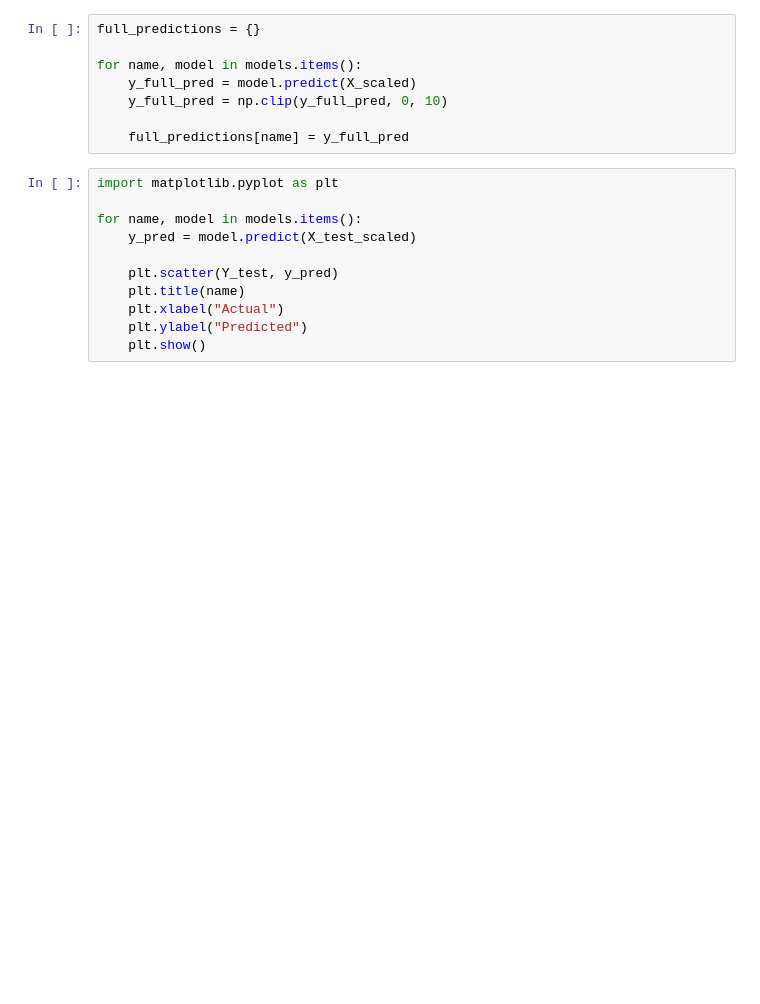
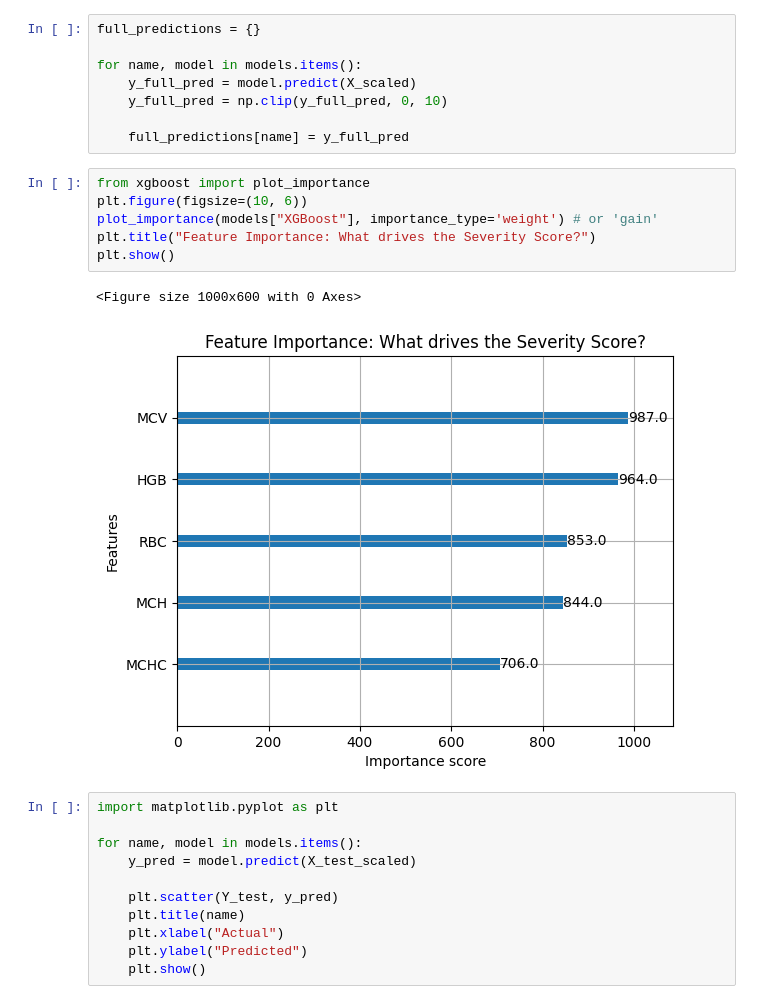
Before and after one commit to aranjali1/anemia-severity-prediction, a Jupyter notebook: microcytic_severity.ipynb, the cells around one changed output. Cells and saved outputs as stored; diff of their text form; blank space fills up the shorter version.

```diff
--- a/microcytic_severity.ipynb
+++ b/microcytic_severity.ipynb
@@ -661,6 +560,15 @@ for name, model in models.items():
     y_full_pred = np.clip(y_full_pred, 0, 10)
 
     full_predictions[name] = y_full_pred
+# %%
+from xgboost import plot_importance
+plt.figure(figsize=(10, 6))
+plot_importance(models["XGBoost"], importance_type='weight') # or 'gain'
+plt.title("Feature Importance: What drives the Severity Score?")
+plt.show()
+# %% [output]
+<Figure size 1000x600 with 0 Axes>
+[figure, added]
 # %%
 import matplotlib.pyplot as plt
 
```
Also changed, not shown: parts of 23 cells of this notebook, 3 other files.
